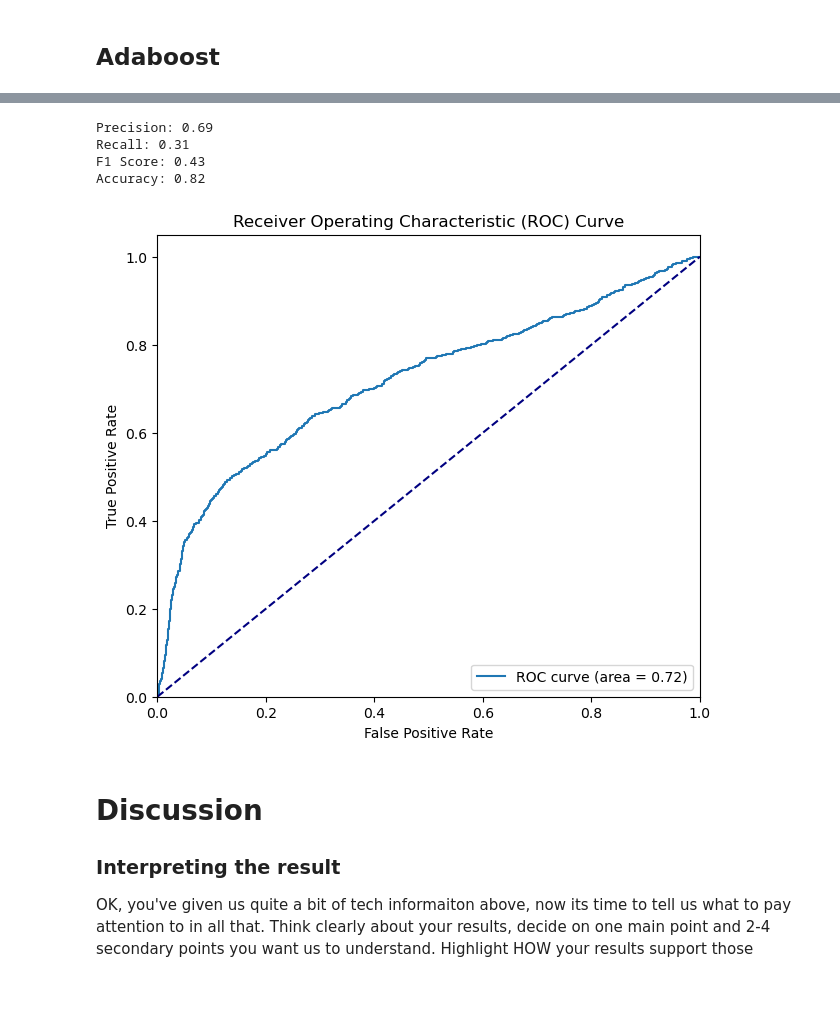
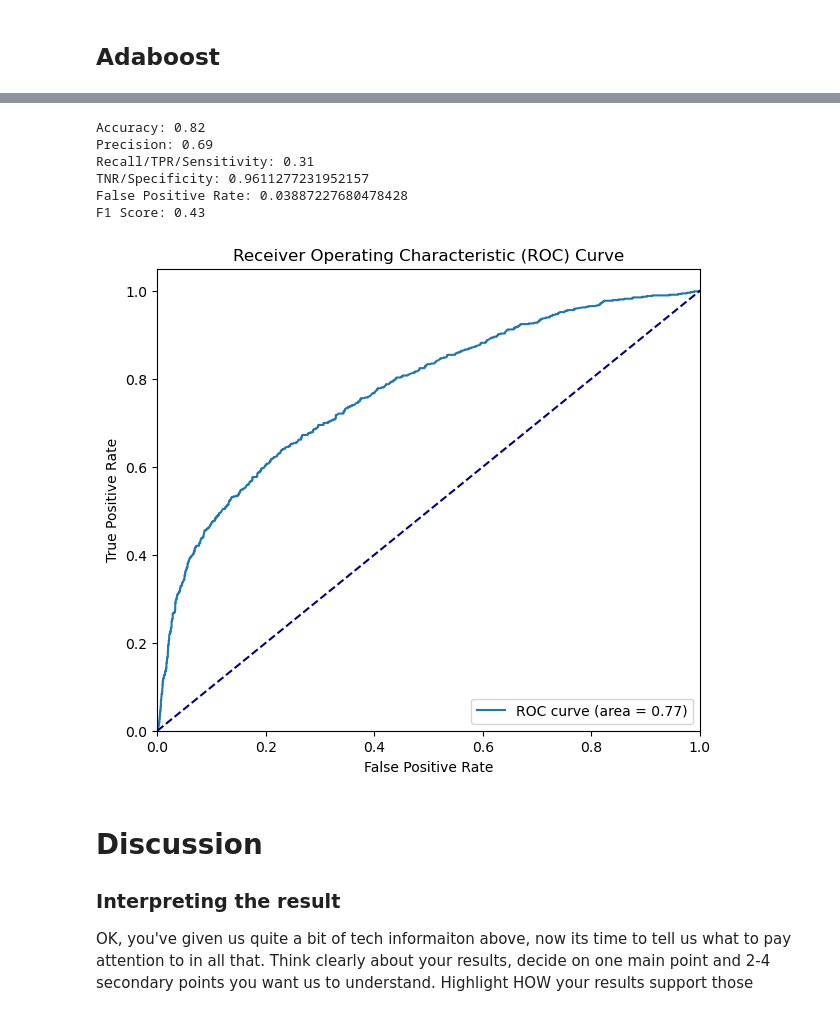
Before and after one commit to COGS118A/Group026-SP23, a Jupyter notebook: FinalProject_Group026-SP23.ipynb, the cells around one changed output, grey strips where cells are left out. Cells and saved outputs as stored; diff of their text form; code cells hidden in the pictures.

```diff
--- a/FinalProject_Group026-SP23.ipynb
+++ b/FinalProject_Group026-SP23.ipynb
@@ -188,8 +197,6 @@ one_hot_df.head(3)
 # %%
 scaler = StandardScaler()
 
-one_hot_df["LIMIT_BAL"] = scaler.fit_transform(one_hot_df[["LIMIT_BAL"]])
-# TODO maybe min-max norm instead?
 one_hot_df["AGE"] = scaler.fit_transform(one_hot_df[["AGE"]])
 
 one_hot_df.head(3)
@@ -210,11 +219,10 @@ min_max_scaler = MinMaxScaler()
 #     print(f"PAY_{i}")
 #     print(min(one_hot_df[f"PAY_{i}"].unique()), max(one_hot_df[f"PAY_{i}"].unique()))
 
-PAY_N_columns = ["PAY_0", "PAY_2", "PAY_3", "PAY_4", "PAY_5", "PAY_6"]
 BILL_AMT_columns = ["BILL_AMT1", "BILL_AMT2", "BILL_AMT3", "BILL_AMT4", "BILL_AMT5", "BILL_AMT6"]
 PAY_AMT_columns = ["PAY_AMT1", "PAY_AMT2", "PAY_AMT3", "PAY_AMT4", "PAY_AMT5", "PAY_AMT6"]
 
-one_hot_df[PAY_N_columns] = min_max_scaler.fit_transform(one_hot_df[PAY_N_columns])
+one_hot_df["LIMIT_BAL"] = min_max_scaler.fit_transform(one_hot_df[["LIMIT_BAL"]])
 one_hot_df[BILL_AMT_columns] = min_max_scaler.fit_transform(one_hot_df[BILL_AMT_columns])
 one_hot_df[PAY_AMT_columns] = min_max_scaler.fit_transform(one_hot_df[PAY_AMT_columns])
 
@@ -228,5 +238,6 @@ one_hot_df.head(3)
 # %%
-one_hot_df = one_hot_df.drop("ID", axis=1)
-one_hot_df
+# Dropping ID
+cleaned = one_hot_df.drop("ID", axis=1)
+cleaned
 # %% [output]
 |  | LIMIT_BAL | AGE | PAY_0 | PAY_2 | PAY_3 | PAY_4 | PAY_5 | PAY_6 | BILL_AMT1 | BILL_AMT2 | ... |
@@ -273,8 +284,8 @@ Maybe you do model selection again, but using a different kind of metric than be
 # %% [markdown]
 ## Logistic Regression
 # %%
-X = one_hot_df.drop('default payment next month', axis=1)  # assuming 'default_payment_next_month' is your target variable
-y = one_hot_df['default payment next month']
+X = cleaned.drop('default payment next month', axis=1)  # assuming 'default_payment_next_month' is your target variable
+y = cleaned['default payment next month']
 
 X_train, X_test, y_train, y_test = train_test_split(X, y, test_size=0.1, random_state=42)
 
@@ -285,8 +296,7 @@ y_pred = model.predict(X_test)
 print('Mean squared error: %.2f' % metrics.mean_squared_error(y_test, y_pred))
 print("Model Score: %.2f" % model.score(X_test, y_test))
 
-print('Confusion matrix:')
-print(confusion_matrix(y_test, y_pred))
+TN, FP, FN, TP = confusion_matrix(y_test, y_pred).ravel()
 
 cm = confusion_matrix(y_test, y_pred)
 ConfusionMatrixDisplay(cm,display_labels = [False, True]).plot()
@@ -356,37 +365,43 @@ Confusion matrix:
 <sklearn.metrics._plot.confusion_matrix.ConfusionMatrixDisplay at 0x...>
 [figure]
 # %%
+print("Accuracy: %.2f"
+      % accuracy_score(y_test, y_pred))
+
 print('Precision: %.2f'
       % precision_score(y_test, y_pred))
 
-print('Recall: %.2f'
+print('Recall/TPR/Sensitivity: %.2f'
       % recall_score(y_test, y_pred))
+
+print("TNR/Specificity:", TN/(TN+FP))
+
+print("False Positive Rate:", FP/(TN+FP))
 
 print('F1 Score: %.2f'
       % f1_score(y_test, y_pred))
-
-print("Accuracy: %.2f"
-      % accuracy_score(y_test, y_pred))
 # %% [output]
+Accuracy: 0.82
 Precision: 0.69
-Recall: 0.31
+Recall/TPR/Sensitivity: 0.31
+TNR/Specificity: 0.9611277231952157
+False Positive Rate: 0.03887227680478428
 F1 Score: 0.43
-Accuracy: 0.82
 # %%
-y_pred_proba = model.predict_proba(X_test)[:,1]
+y_pred_proba = adaboost.predict_proba(X_test)[:,1]
 fpr, tpr, threshold = roc_curve(y_test, y_pred_proba)
 plt.figure(figsize=(7, 6))
 plt.plot(fpr, tpr, label='ROC curve (area = %0.2f)' % roc_auc_score(y_test, y_pred_proba))
 plt.plot([0, 1], [0, 1], color='navy', linestyle='--')
 plt.xlim([0.0, 1.0])
 plt.ylim([0.0, 1.05])
 plt.xlabel('False Positive Rate')
 plt.ylabel('True Positive Rate')
 plt.title('Receiver Operating Characteristic (ROC) Curve')
 plt.legend(loc="lower right")
 plt.show()
 # %% [output]
-[figure, old version]
+[figure, new version]
 # %% [markdown]
 # Discussion
 
```
Also changed, not shown: parts of 18 cells of this notebook, 1 other file.
